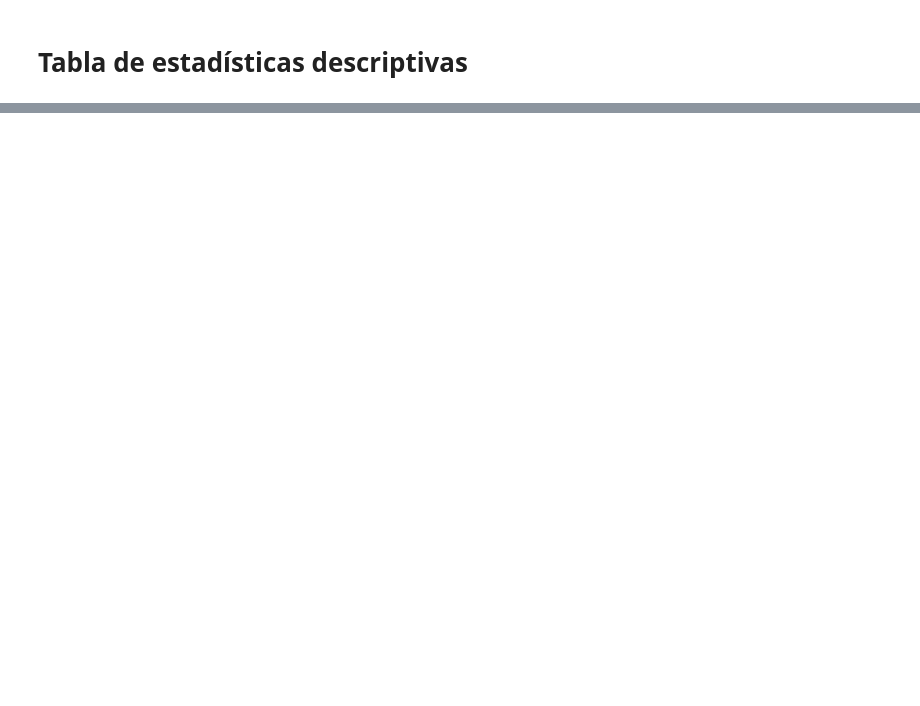
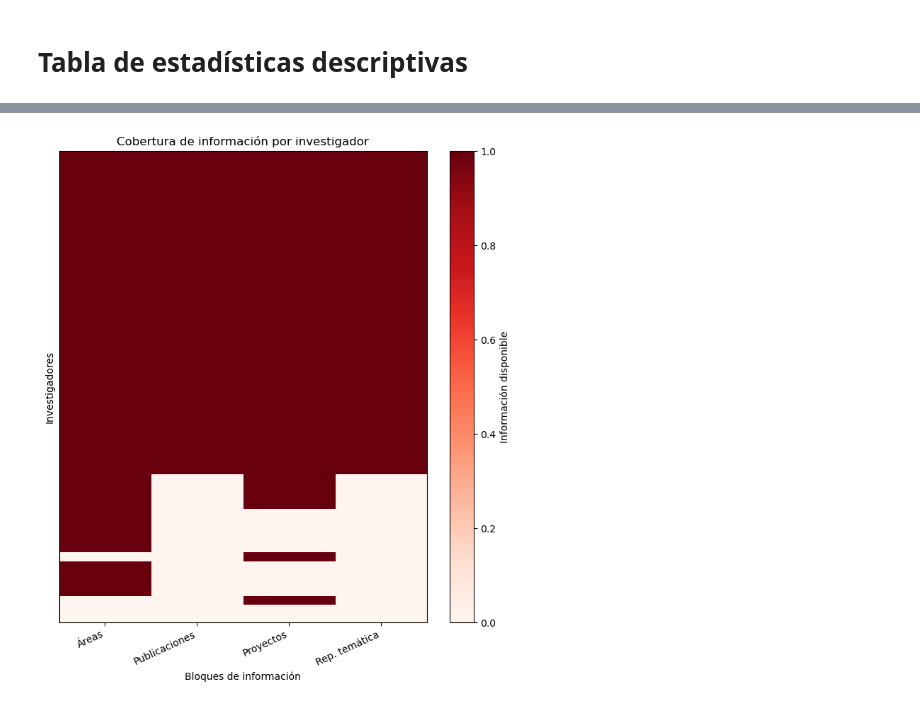
Before and after one commit to jarm32/tfg-gcd, a Jupyter notebook: Used-code/20260516 Análisis exploratorio de la BD.ipynb, the cells around one changed output, grey strips where cells are left out. Saved outputs shown, nothing was run; the diff lists cells and outputs as text; code cells hidden in the pictures; blank space fills up the shorter version.

```diff
--- a/Used-code/20260516 Análisis exploratorio de la BD.ipynb
+++ b/Used-code/20260516 Análisis exploratorio de la BD.ipynb
@@ -784,0 +850,80 @@ Guardado: D:\Code\tfg-gcd\Datasets\Eda\eda_tabla_estadisticas.csv
+# %%
+# --- Cobertura por investigador CORREGIDA ---
+
+# En Investigadores_internos:
+# - Nombre: nombre completo del investigador
+# - Acortacion: identificador usado en publicaciones, proyectos y matriz temática
+
+col_nombre_inv = "Nombre"
+col_id_inv = "Acortacion"
+
+cobertura = investigadores[[col_nombre_inv, col_id_inv]].copy()
+cobertura = cobertura.rename(columns={
+    col_nombre_inv: "Investigador",
+    col_id_inv: "investigador_id"
+})
+
+cobertura["Investigador"] = cobertura["Investigador"].astype(str).str.strip()
+cobertura["investigador_id"] = cobertura["investigador_id"].astype(str).str.strip()
+
+# Conjuntos de investigadores con información disponible
+investigadores_con_areas = set(
+    es_parte_de_exp[col_inv_area].astype(str).str.strip()
+)
+
+investigadores_con_publicaciones = set(
+    publicaciones["investigador_id"].astype(str).str.strip()
+)
+
+investigadores_con_proyectos = set(
+    proyectos["investigador_id"].astype(str).str.strip()
+)
+
+col_inv_kw = mat_inv_kw.columns[0]
+investigadores_con_keywords = set(
+    mat_inv_kw[col_inv_kw].astype(str).str.strip()
+)
+
+# Áreas se cruzan por nombre completo
+cobertura["Áreas"] = cobertura["Investigador"].isin(investigadores_con_areas).astype(int)
+
+# Publicaciones, proyectos y representación temática se cruzan por Acortacion
+cobertura["Publicaciones"] = cobertura["investigador_id"].isin(investigadores_con_publicaciones).astype(int)
+cobertura["Proyectos"] = cobertura["investigador_id"].isin(investigadores_con_proyectos).astype(int)
+cobertura["Representación temática"] = cobertura["investigador_id"].isin(investigadores_con_keywords).astype(int)
+
+# Total de bloques disponibles por investigador
+cobertura["total"] = cobertura[
+    ["Áreas", "Publicaciones", "Proyectos", "Representación temática"]
+].sum(axis=1)
+
+# Comprobación numérica
+display(cobertura[["Áreas", "Publicaciones", "Proyectos", "Representación temática", "total"]].describe())
+display(cobertura.head(20))
+
+# Ordenar para visualizar mejor
+cobertura_plot = cobertura.sort_values("total", ascending=False)
+
+matriz_cobertura = cobertura_plot[
+    ["Áreas", "Publicaciones", "Proyectos", "Representación temática"]
+].values
+
+# Gráfico
+plt.figure(figsize=(7, 8))
+plt.imshow(matriz_cobertura, aspect="auto", cmap="Reds")
+
+plt.xticks(
+    ticks=range(4),
+    labels=["Áreas", "Publicaciones", "Proyectos", "Rep. temática"],
+    rotation=25,
+    ha="right"
+)
+
+plt.yticks([])
+plt.xlabel("Bloques de información")
+plt.ylabel("Investigadores")
+plt.title("Cobertura de información por investigador")
+plt.colorbar(label="Información disponible")
+
+save_fig("eda_cobertura_por_investigador.png")
+# %% [output]
@@ -784,0 +956 @@ Guardado: D:\Code\tfg-gcd\Datasets\Eda\eda_tabla_estadisticas.csv
+[figure, added]
```
Also changed, not shown: parts of 23 cells of this notebook, 15 other files.
